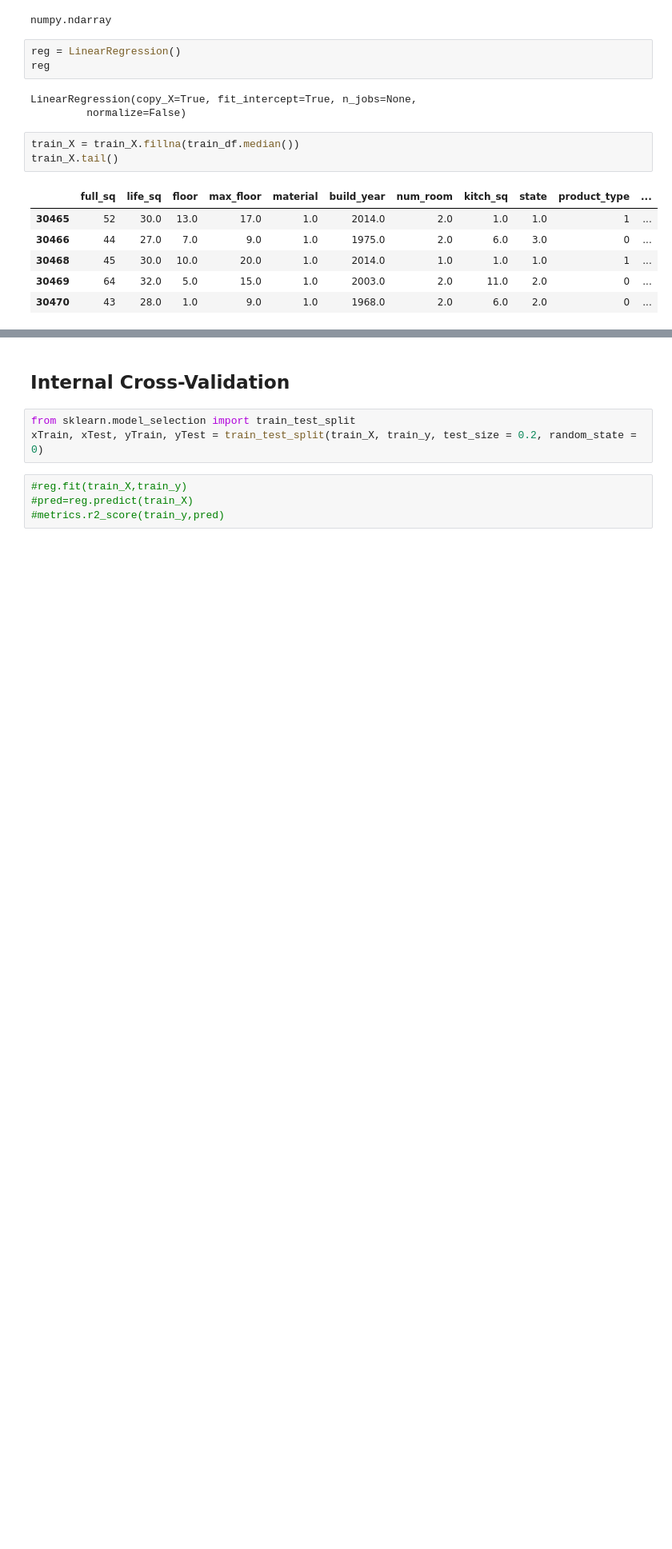
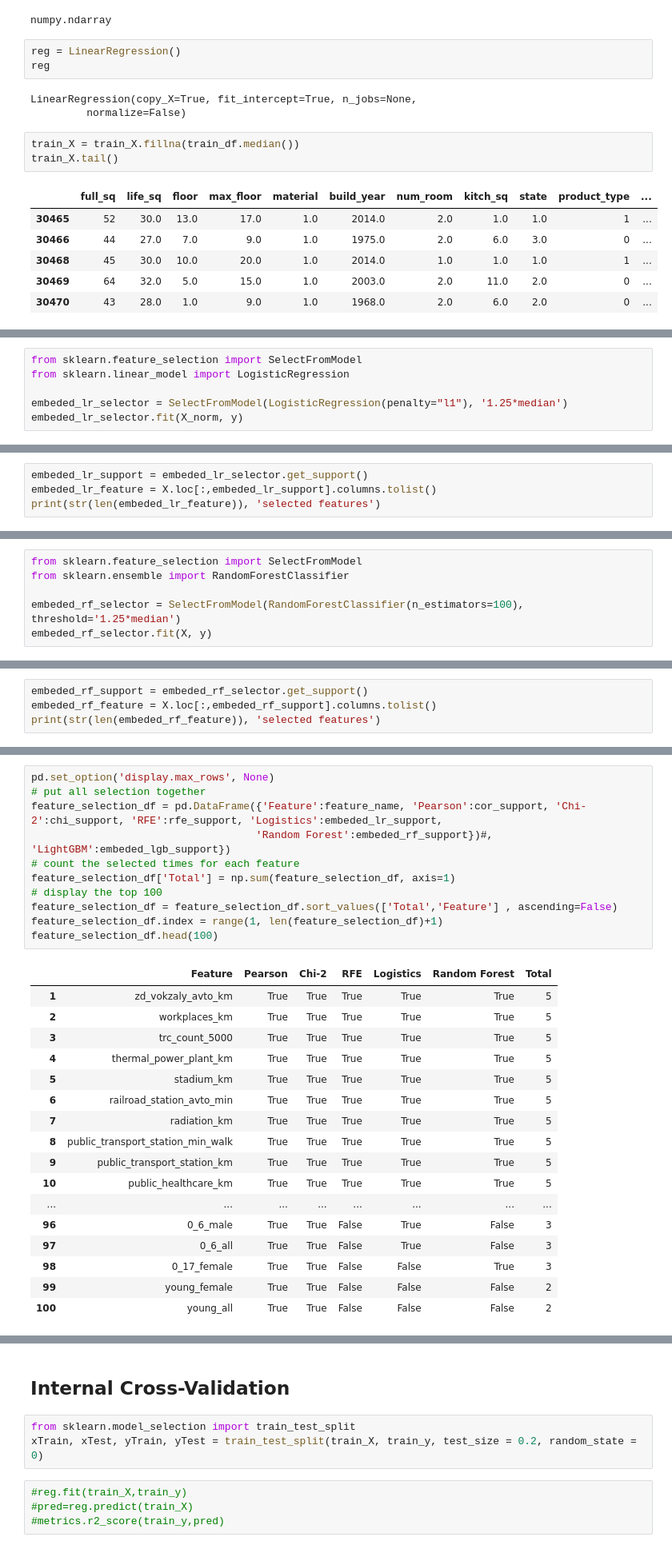
Before and after one commit to quedogf94/Spring2019_Project1, a Jupyter notebook: Goal_1.ipynb, the cells around one changed output, grey strips where cells are left out. Shown at 80% size. Saved outputs shown, nothing was run; the diff lists cells and outputs as text; blank space fills up the shorter version.

```diff
--- a/Goal_1.ipynb
+++ b/Goal_1.ipynb
@@ -377,0 +680,6 @@ train_X.tail()
+# %%
+from sklearn.feature_selection import SelectFromModel
+from sklearn.linear_model import LogisticRegression
+
+embeded_lr_selector = SelectFromModel(LogisticRegression(penalty="l1"), '1.25*median')
+embeded_lr_selector.fit(X_norm, y)
@@ -377,0 +693,4 @@ train_X.tail()
+# %%
+embeded_lr_support = embeded_lr_selector.get_support()
+embeded_lr_feature = X.loc[:,embeded_lr_support].columns.tolist()
+print(str(len(embeded_lr_feature)), 'selected features')
@@ -377,0 +699,6 @@ train_X.tail()
+# %%
+from sklearn.feature_selection import SelectFromModel
+from sklearn.ensemble import RandomForestClassifier
+
+embeded_rf_selector = SelectFromModel(RandomForestClassifier(n_estimators=100), threshold='1.25*median')
+embeded_rf_selector.fit(X, y)
@@ -377,0 +715,4 @@ train_X.tail()
+# %%
+embeded_rf_support = embeded_rf_selector.get_support()
+embeded_rf_feature = X.loc[:,embeded_rf_support].columns.tolist()
+print(str(len(embeded_rf_feature)), 'selected features')
@@ -377,0 +734,29 @@ train_X.tail()
+# %%
+pd.set_option('display.max_rows', None)
+# put all selection together
+feature_selection_df = pd.DataFrame({'Feature':feature_name, 'Pearson':cor_support, 'Chi-2':chi_support, 'RFE':rfe_support, 'Logistics':embeded_lr_support,
+                                    'Random Forest':embeded_rf_support})#, 'LightGBM':embeded_lgb_support})
+# count the selected times for each feature
+feature_selection_df['Total'] = np.sum(feature_selection_df, axis=1)
+# display the top 100
+feature_selection_df = feature_selection_df.sort_values(['Total','Feature'] , ascending=False)
+feature_selection_df.index = range(1, len(feature_selection_df)+1)
+feature_selection_df.head(100)
+# %% [output]
+|  | Feature | Pearson | Chi-2 | RFE | Logistics | Random Forest | Total |
+| 1 | zd_vokzaly_avto_km | True | True | True | True | True | 5 |
+| 2 | workplaces_km | True | True | True | True | True | 5 |
+| 3 | trc_count_5000 | True | True | True | True | True | 5 |
+| 4 | thermal_power_plant_km | True | True | True | True | True | 5 |
+| 5 | stadium_km | True | True | True | True | True | 5 |
+| 6 | railroad_station_avto_min | True | True | True | True | True | 5 |
+| 7 | radiation_km | True | True | True | True | True | 5 |
+| 8 | public_transport_station_min_walk | True | True | True | True | True | 5 |
+| 9 | public_transport_station_km | True | True | True | True | True | 5 |
+| 10 | public_healthcare_km | True | True | True | True | True | 5 |
+| ... | ... | ... | ... | ... | ... | ... | ... |
+| 96 | 0_6_male | True | True | False | True | False | 3 |
+| 97 | 0_6_all | True | True | False | True | False | 3 |
+| 98 | 0_17_female | True | True | False | False | True | 3 |
+| 99 | young_female | True | True | False | False | False | 2 |
+| 100 | young_all | True | True | False | False | False | 2 |
```
Also changed, not shown: parts of 52 cells of this notebook.
